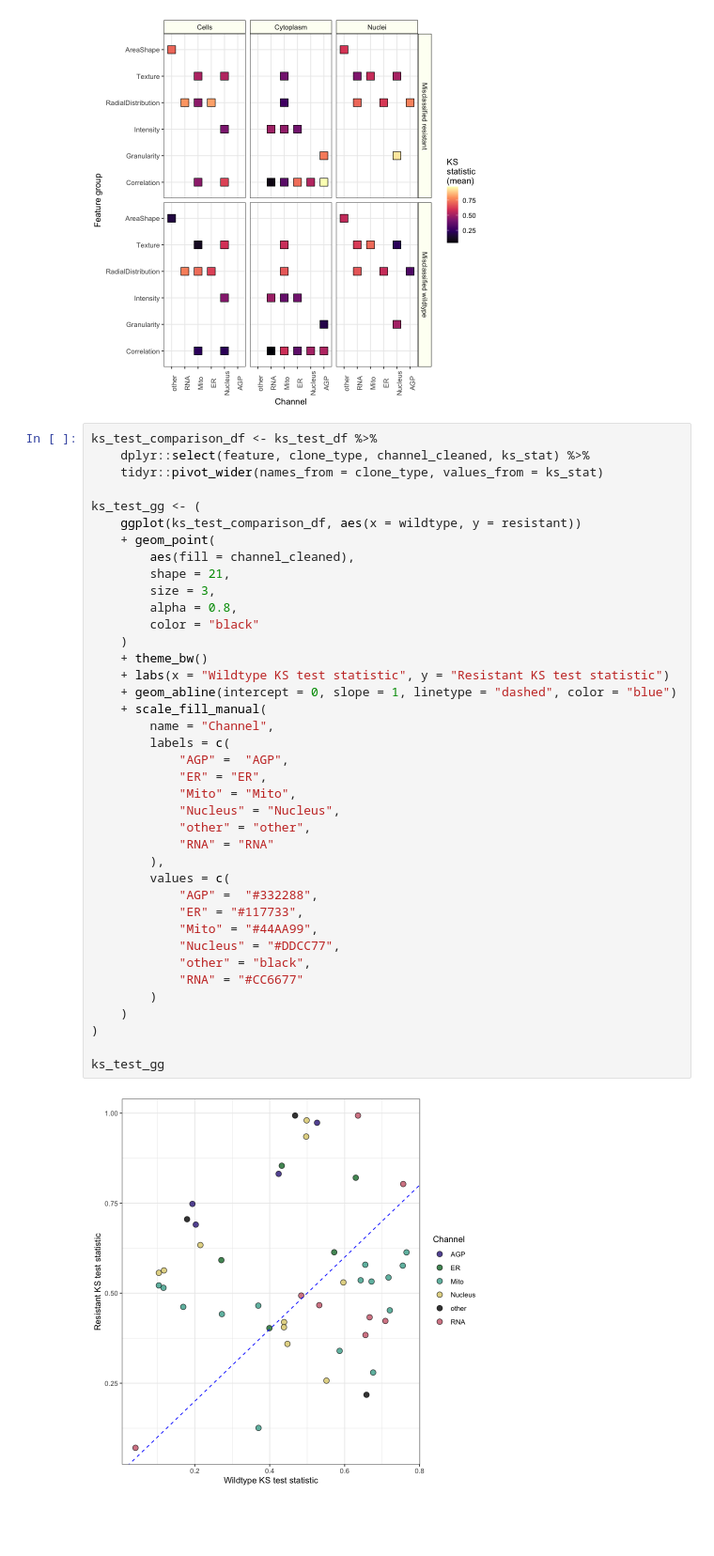
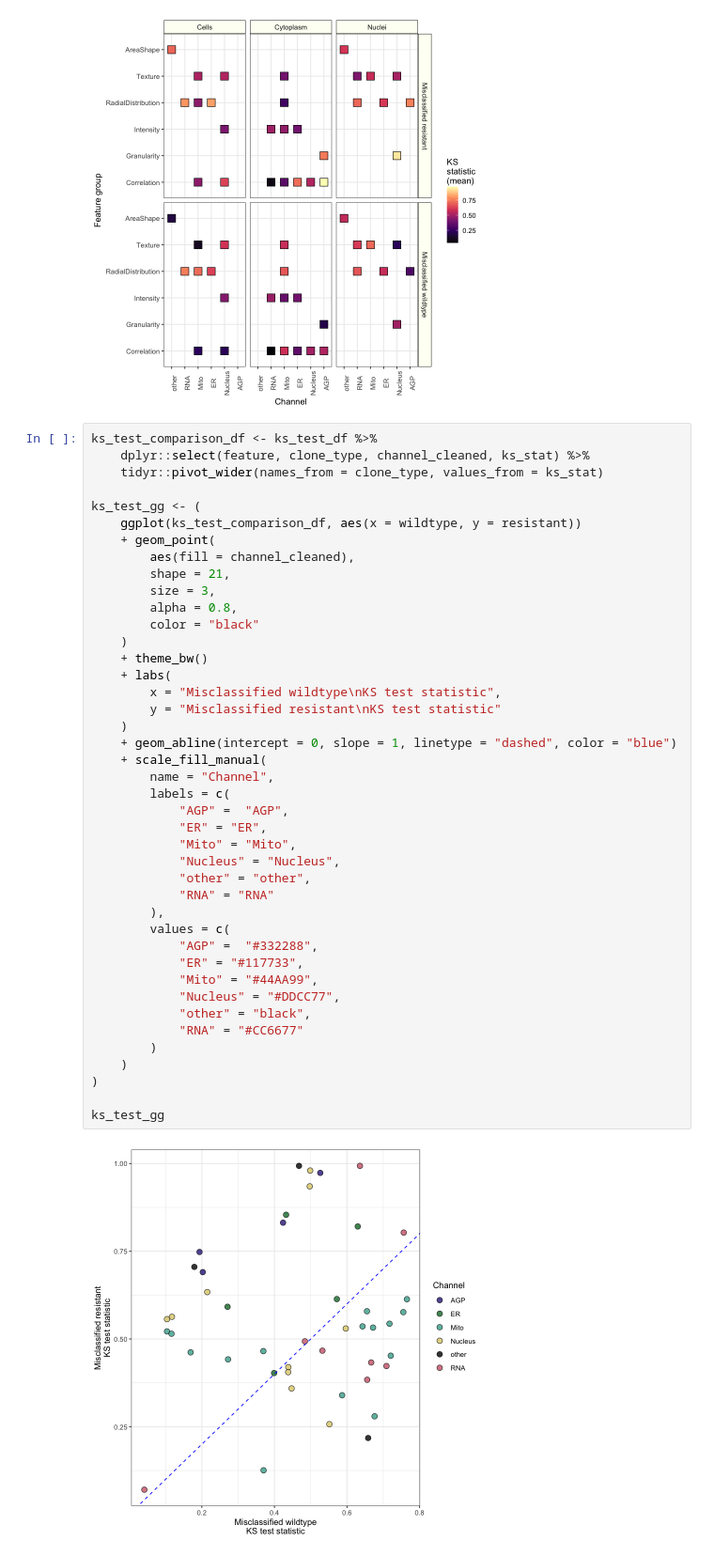
Before and after one commit to broadinstitute/profiling-resistance-mechanisms, a Jupyter notebook: 5.signature-exploration/4.visualize_singscore_accuracy_and_featurespace.ipynb, the cells around one changed output. Shown at 94% size. Drawn from its saved outputs; the diff is of its cells as text; blank space fills up the shorter version.

```diff
--- a/5.signature-exploration/4.visualize_singscore_accuracy_and_featurespace.ipynb
+++ b/5.signature-exploration/4.visualize_singscore_accuracy_and_featurespace.ipynb
@@ -200,35 +207,38 @@ ks_test_gg <- (
         shape = 21,
         size = 3,
         alpha = 0.8,
         color = "black"
     )
     + theme_bw()
-    + labs(x = "Wildtype KS test statistic", y = "Resistant KS test statistic")
+    + labs(
+        x = "Misclassified wildtype\nKS test statistic",
+        y = "Misclassified resistant\nKS test statistic"
+    )
     + geom_abline(intercept = 0, slope = 1, linetype = "dashed", color = "blue")
     + scale_fill_manual(
         name = "Channel",
         labels = c(
             "AGP" =  "AGP",
             "ER" = "ER",
             "Mito" = "Mito",
             "Nucleus" = "Nucleus",
             "other" = "other",
             "RNA" = "RNA"
         ),
         values = c(
             "AGP" =  "#332288",
             "ER" = "#117733",
             "Mito" = "#44AA99",
             "Nucleus" = "#DDCC77",
             "other" = "black",
             "RNA" = "#CC6677"
         )
     )
 )
 
 ks_test_gg
 # %% [output]
-[figure, old version]
+[figure, new version]
 # %%
 patchwork_plot <- (
     accuracy_summary_gg /
```
Also changed, not shown: parts of 3 cells of this notebook, 2 other files.
